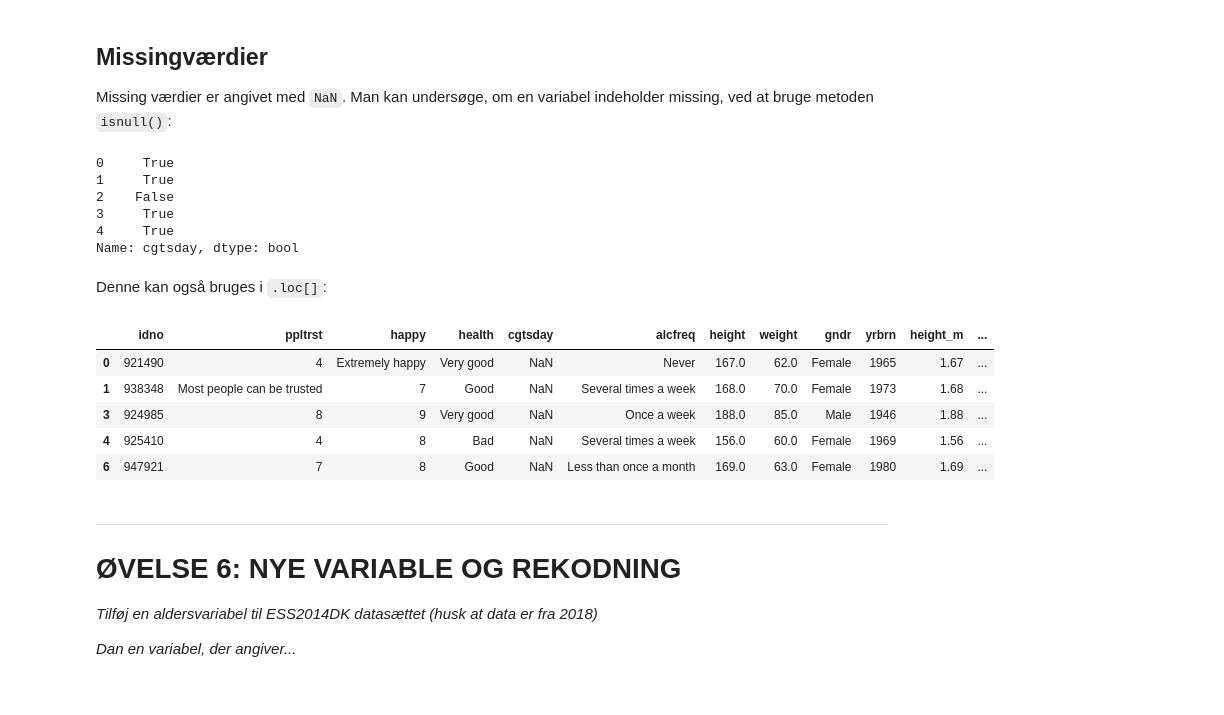
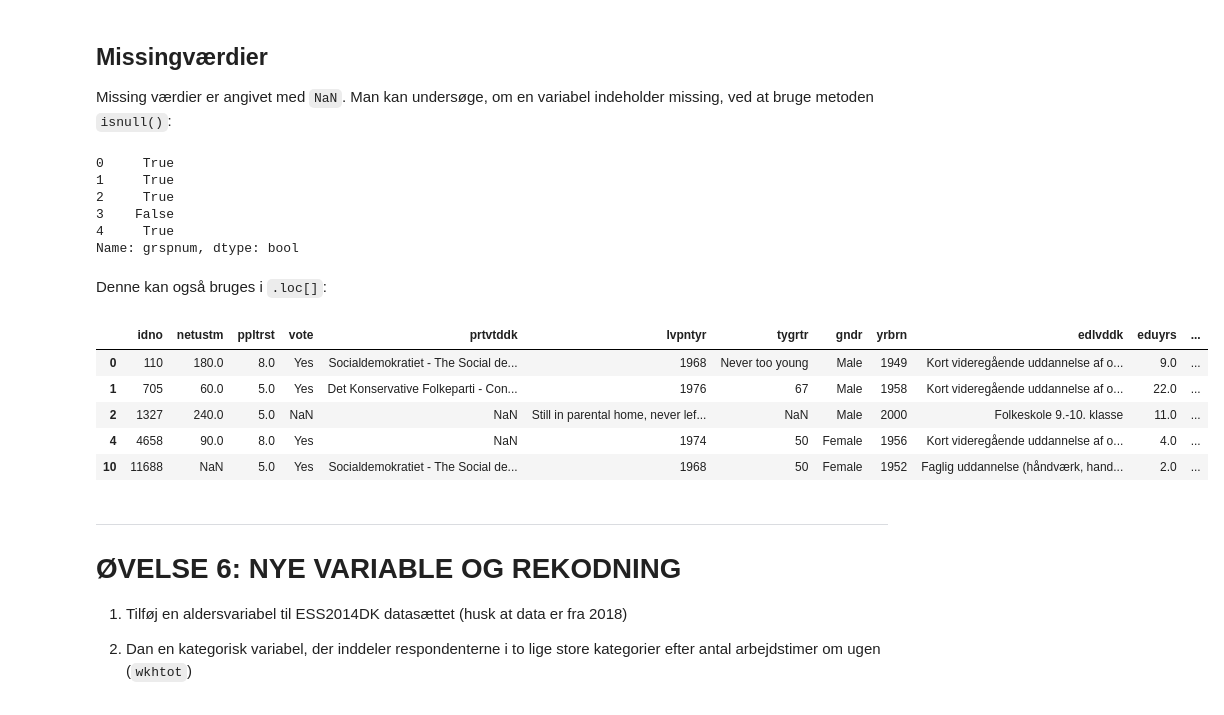
Before and after one commit to CALDISS-AAU/course_ndms-I, a Jupyter notebook: notebooks/01_python-for-data-analysis.ipynb, the cells around one changed output. Drawn from its saved outputs; the diff is of its cells as text; code cells hidden in the pictures.

```diff
--- a/notebooks/01_python-for-data-analysis.ipynb
+++ b/notebooks/01_python-for-data-analysis.ipynb
@@ -195,4 +179,4 @@ I det nedenstående indlæses pandas biblioteket, hvorefter datasættet "ESS2014
 # %%
 import pandas as pd
 
-#ess2018 = pd.read_csv('')
+ess2018 = pd.read_csv("https://github.com/CALDISS-AAU/course_ndms-I/raw/master/datasets/ESS2018DK_subset.csv")
@@ -653,0 +766,4 @@ ess2014.head()
+# %%
+ess2018['inwth'] = ess2018['inwtm'] / 60
+
+ess2018.head()
@@ -666,12 +789,14 @@ I nedenstående inddeles personer i datasættet i tre højde kategorier baseret
 # %%
-quart1 = ess2014['height'].quantile(0.25)
-quart3 = ess2014['height'].quantile(0.75)
+import numpy as np
 
-ess2014['height_cat'] = np.nan # Danner en "tom" variabel bestående af missing
+quart1 = ess2018['grspnum'].quantile(0.25)
+quart3 = ess2018['grspnum'].quantile(0.75)
 
-ess2014.loc[ess2014['height'] <= quart1, 'height_cat'] = "short"
-ess2014.loc[(ess2014['height'] > quart1) & (ess2014['height'] < quart3), 'height_cat'] = "medium"
-ess2014.loc[ess2014['height'] >= quart3, 'height_cat'] = "tall"
+ess2018['grsp_cat'] = np.nan # Danner en "tom" variabel bestående af missing
 
-ess2014.head(10)
+ess2018.loc[ess2018['grspnum'] <= quart1, 'grsp_cat'] = "low"
+ess2018.loc[(ess2018['grspnum'] > quart1) & (ess2018['grspnum'] < quart3), 'grsp_cat'] = "medium"
+ess2018.loc[ess2018['grspnum'] >= quart3, 'grsp_cat'] = "high"
+
+ess2018.head(10)
 # %% [output]
@@ -689,7 +814,7 @@ ess2014.head(10)
 # %% [markdown]
 Alternativt, hvis der bare skal deles i tre lige store grupper:
 # %%
-ess2014['height_cat'] = pd.cut(ess2014['height'], 3, labels = ["short", "medium", "tall"])
+ess2018['grsp_cat'] = pd.cut(ess2018['grspnum'], 3, labels = ["low", "medium", "high"])
 
-ess2014.head(10)
+ess2018.head(10)
 # %% [output]
@@ -709,29 +834,29 @@ ess2014.head(10)
 
 Missing værdier er angivet med `NaN`. Man kan undersøge, om en variabel indeholder missing, ved at bruge metoden `isnull()`:
 # %%
-ess2014['cgtsday'].isnull().head()
+ess2018['grspnum'].isnull().head()
 # %% [output]
 0     True
 1     True
-2    False
-3     True
+2     True
+3    False
 4     True
-Name: cgtsday, dtype: bool
+Name: grspnum, dtype: bool
 # %% [markdown]
 Denne kan også bruges i `.loc[]`:
 # %%
-ess2014.loc[ess2014['cgtsday'].isnull(), :].head()
+ess2018.loc[ess2018['grspnum'].isnull(), :].head()
 # %% [output]
-|  | idno | ppltrst | happy | health | cgtsday | alcfreq | height | weight | gndr | yrbrn | height_m | ... |
-| 0 | 921490 | 4 | Extremely happy | Very good | NaN | Never | 167.0 | 62.0 | Female | 1965 | 1.67 | ... |
-| 1 | 938348 | Most people can be trusted | 7 | Good | NaN | Several times a week | 168.0 | 70.0 | Female | 1973 | 1.68 | ... |
-| 3 | 924985 | 8 | 9 | Very good | NaN | Once a week | 188.0 | 85.0 | Male | 1946 | 1.88 | ... |
-| 4 | 925410 | 4 | 8 | Bad | NaN | Several times a week | 156.0 | 60.0 | Female | 1969 | 1.56 | ... |
-| 6 | 947921 | 7 | 8 | Good | NaN | Less than once a month | 169.0 | 63.0 | Female | 1980 | 1.69 | ... |
+|  | idno | netustm | ppltrst | vote | prtvtddk | lvpntyr | tygrtr | gndr | yrbrn | edlvddk | eduyrs | ... |
+| 0 | 110 | 180.0 | 8.0 | Yes | Socialdemokratiet - The Social de... | 1968 | Never too young | Male | 1949 | Kort videregående uddannelse af o... | 9.0 | ... |
+| 1 | 705 | 60.0 | 5.0 | Yes | Det Konservative Folkeparti - Con... | 1976 | 67 | Male | 1958 | Kort videregående uddannelse af o... | 22.0 | ... |
+| 2 | 1327 | 240.0 | 5.0 | NaN | NaN | Still in parental home, never lef... | NaN | Male | 2000 | Folkeskole 9.-10. klasse | 11.0 | ... |
+| 4 | 4658 | 90.0 | 8.0 | Yes | NaN | 1974 | 50 | Female | 1956 | Kort videregående uddannelse af o... | 4.0 | ... |
+| 10 | 11688 | NaN | 5.0 | Yes | Socialdemokratiet - The Social de... | 1968 | 50 | Female | 1952 | Faglig uddannelse (håndværk, hand... | 2.0 | ... |
 # %% [markdown]
 ---
 # ØVELSE 6: NYE VARIABLE OG REKODNING
 
-*Tilføj en aldersvariabel til ESS2014DK datasættet (husk at data er fra 2018)*
+1. Tilføj en aldersvariabel til ESS2014DK datasættet (husk at data er fra 2018)
 
-*Dan en variabel, der angiver...*
+2. Dan en kategorisk variabel, der inddeler respondenterne i to lige store kategorier efter antal arbejdstimer om ugen (`wkhtot`)
```
Also changed, not shown: parts of 99 cells of this notebook.
